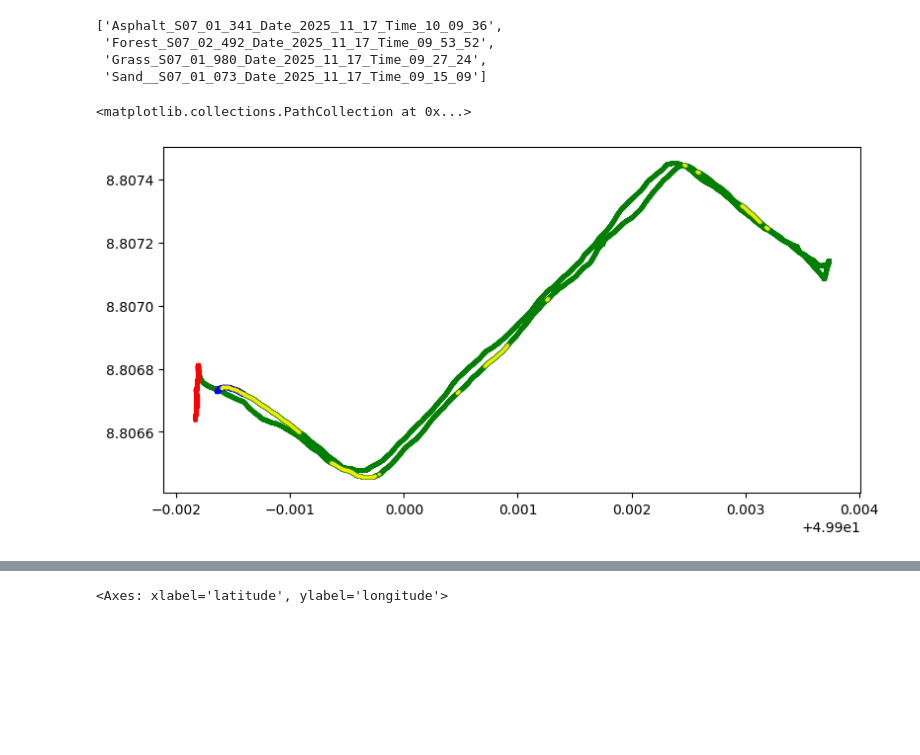
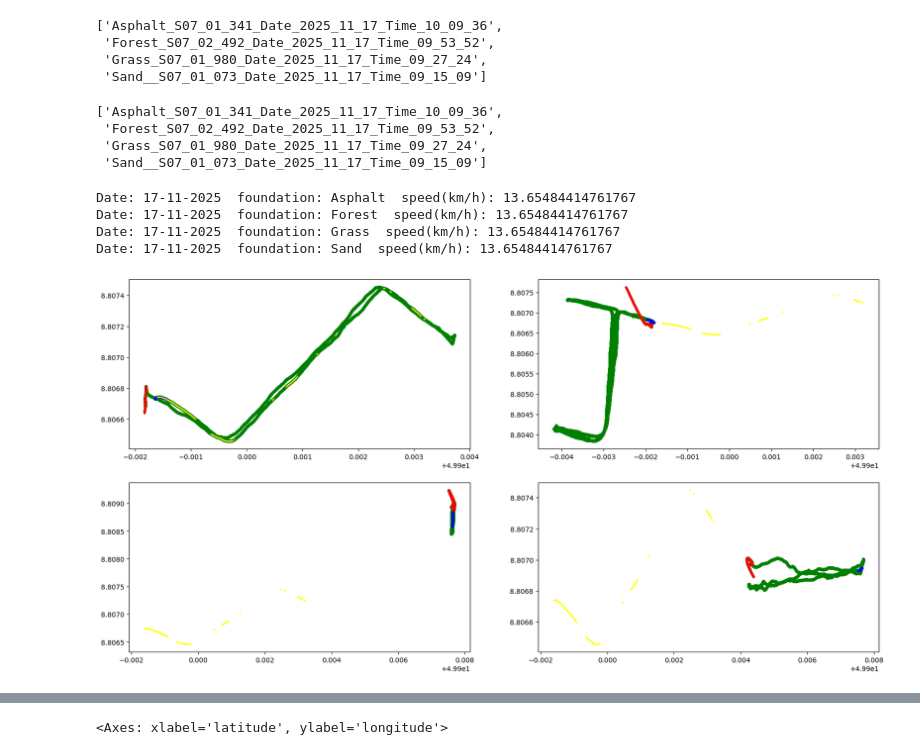
Before and after one commit to Mohsenmohebbi1993/Biomechanik, a Jupyter notebook: notebooks/3. Analysis Foot HeartRate GPX.ipynb, the cells around one changed output, grey strips where cells are left out. Cells and saved outputs as stored; diff of their text form; code cells hidden in the pictures; blank space fills up the shorter version.

Commit message:
plot

```diff
--- a/notebooks/3. Analysis Foot HeartRate GPX.ipynb
+++ b/notebooks/3. Analysis Foot HeartRate GPX.ipynb
@@ -119,12 +119,10 @@ Date: 17-11-2025  foundation: Grass  speed(km/h): 10.846453299447822
 Date: 17-11-2025  foundation: Sand  speed(km/h): 13.65484414761767
 # %%
 name_17 =  [name_of_dataframe[i] for i in [0, 1, 3, 4]]
-plt.figure(figsize=(20,10))
 loc_plot = 1
 for i in name_17:
     df = globals()[i].copy()
 
-    plt.m
     sorted_speeds = df["Speed (km/h)"].sort_values(ascending=False)
     top_1_percent = sorted_speeds.head(int(len(sorted_speeds) * 0.10))
     mean_top_1_percent = top_1_percent.mean()
@@ -151,29 +149,68 @@ name_17
  'Forest_S07_02_492_Date_2025_11_17_Time_09_53_52',
  'Grass_S07_01_980_Date_2025_11_17_Time_09_27_24',
  'Sand__S07_01_073_Date_2025_11_17_Time_09_15_09']
+# %%
+name_17
+# %% [output]
+['Asphalt_S07_01_341_Date_2025_11_17_Time_10_09_36',
+ 'Forest_S07_02_492_Date_2025_11_17_Time_09_53_52',
+ 'Grass_S07_01_980_Date_2025_11_17_Time_09_27_24',
+ 'Sand__S07_01_073_Date_2025_11_17_Time_09_15_09']
 # %%
 name_17 =  [name_of_dataframe[i] for i in [0, 1, 3, 4]]
-df = globals()[name_17[0]].copy()
-df_first = df.dropna(subset=["longitude", "latitude"]).head(1000).copy()
-df_end = df.dropna(subset=["longitude", "latitude"]).tail(1000).copy()
+loc_plot = 1
+plt.figure(figsize=(20,10))
+for i in name_17:
+    df = globals()[i].copy()
+    df_first = df.dropna(subset=["longitude", "latitude"]).head(1000).copy()
+    df_end = df.dropna(subset=["longitude", "latitude"]).tail(1000).copy()
+    plt.subplot(2,2,loc_plot)
+    plt.scatter(df["latitude"], df["longitude"],
+            s=10, color="green", alpha=0.2, linestyle='-')
+    plt.scatter(df_first["latitude"], df_first["longitude"],
+            s=5, color="red", alpha=0.9, linestyle='-')
+    plt.scatter(df_end["latitude"], df_end["longitude"],
+            s=5, color="blue", alpha=0.9, linestyle='-')
+    top = 0.10
+    sorted_df_speed = df.sort_values(by="Speed (km/h)", ascending=False)
+    top_df = sorted_speeds.head(int(len(sorted_speeds) * top))
+    plt.scatter(top_df["latitude"], top_df["longitude"],
+            s=1, color="yellow", alpha=0.05, linestyle='-')
+    mead_speed = top_df["Speed (km/h)"].mean()
+    print(f"Date: {df["value"].iloc[2]}  foundation: {df["foundation"].iloc[0]}  speed(km/h): {mean_top_1_percent}")
+    loc_plot+=1
 
-plt.figure(figsize=(20,10))
-plt.subplot(2,2,1)
-plt.scatter(df["latitude"], df["longitude"],
-            s=5, color="green", alpha=0.2, zorder=1)
 
-plt.scatter(df_first["latitude"], df_first["longitude"],
-            s=7, color="red", alpha=0.9, zorder=3)
 
-plt.scatter(df_end["latitude"], df_end["longitude"],
-            s=7, color="blue", alpha=0.9, zorder=4)
 
-top = 0.10
-sorted_df_speed = df.sort_values(by="Speed (km/h)", ascending=False)
-top_df = sorted_speeds.head(int(len(sorted_speeds) * top))
 
-plt.scatter(top_df["latitude"], top_df["longitude"],
-            s=3, color="yellow", alpha=0.05, zorder=5)
+
+
+
+# df = globals()[name_17[0]].copy()
+# df_first = df.dropna(subset=["longitude", "latitude"]).head(1000).copy()
+# df_end = df.dropna(subset=["longitude", "latitude"]).tail(1000).copy()
+
+# plt.figure(figsize=(20,10))
+# plt.subplot(2,2,1)
+# plt.scatter(df["latitude"], df["longitude"],
+#             s=10, color="green", alpha=0.2, linestyle='-')
+
+# plt.scatter(df_first["latitude"], df_first["longitude"],
+#             s=5, color="red", alpha=0.9, linestyle='-')
+
+# plt.scatter(df_end["latitude"], df_end["longitude"],
+#             s=5, color="blue", alpha=0.9, linestyle='-')
+
+# top = 0.10
+# sorted_df_speed = df.sort_values(by="Speed (km/h)", ascending=False)
+# top_df = sorted_speeds.head(int(len(sorted_speeds) * top))
+
+# plt.scatter(top_df["latitude"], top_df["longitude"],
+#             s=1, color="yellow", alpha=0.05, linestyle='-')
 # %% [output]
-<matplotlib.collections.PathCollection at 0x...>
+Date: 17-11-2025  foundation: Asphalt  speed(km/h): 13.65484414761767
+Date: 17-11-2025  foundation: Forest  speed(km/h): 13.65484414761767
+Date: 17-11-2025  foundation: Grass  speed(km/h): 13.65484414761767
+Date: 17-11-2025  foundation: Sand  speed(km/h): 13.65484414761767
-[figure, old version]
+[figure, new version]
```
Also changed, not shown: parts of 1 cell of this notebook.
